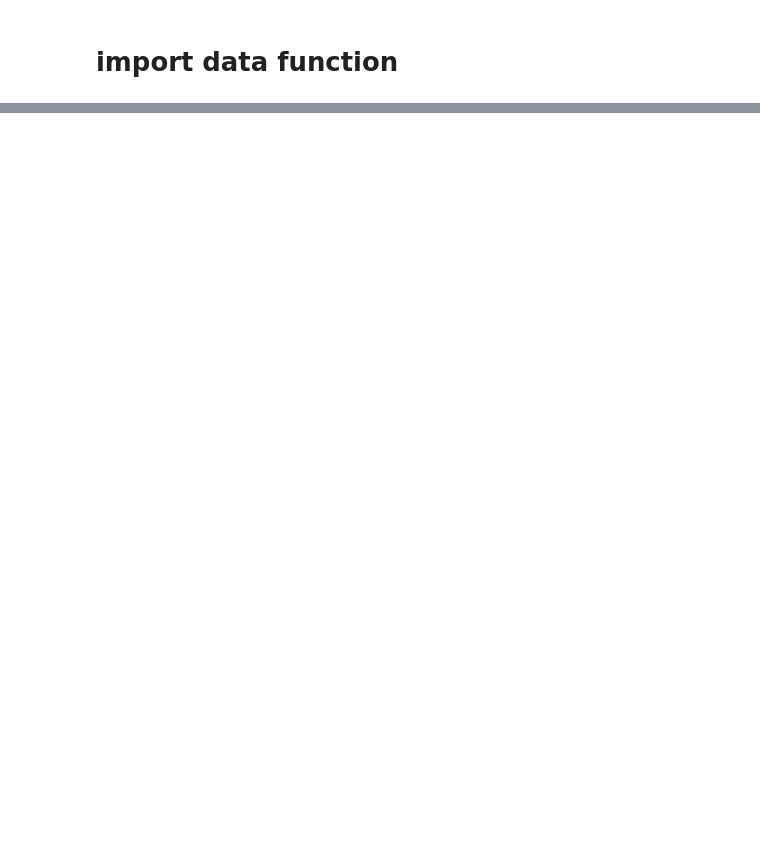
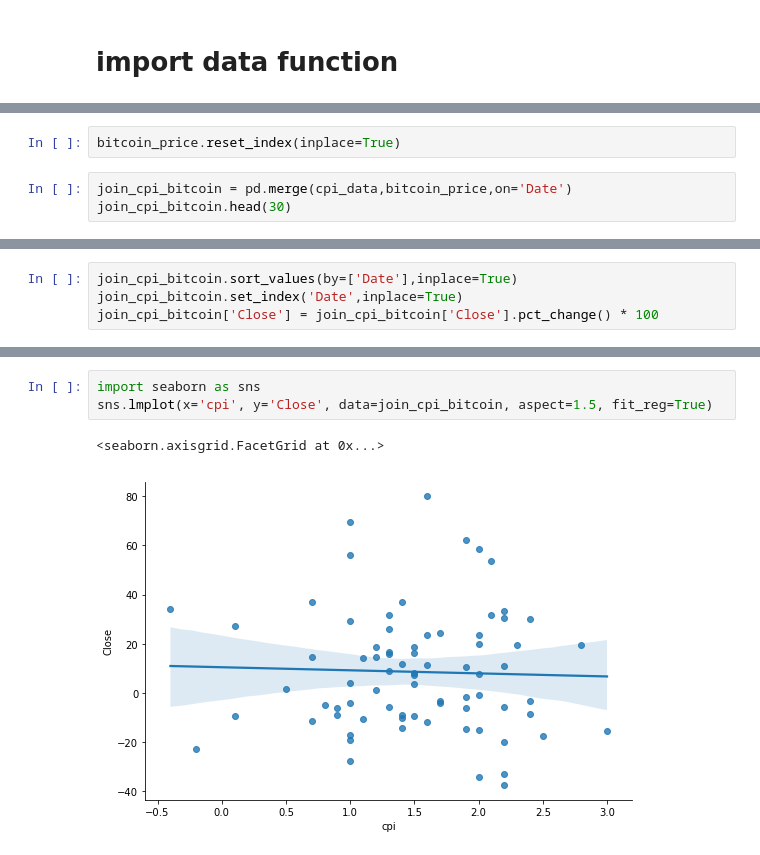
Before and after one commit to hanson0629/project1_repo, a Jupyter notebook: yahoo_finance_api.ipynb, the cells around one changed output, grey strips where cells are left out. Drawn from its saved outputs; the diff is of its cells as text; blank space fills up the shorter version.

```diff
--- a/yahoo_finance_api.ipynb
+++ b/yahoo_finance_api.ipynb
@@ -90,0 +184,5 @@ df.head()
+# %%
+bitcoin_price.reset_index(inplace=True)
+# %%
+join_cpi_bitcoin = pd.merge(cpi_data,bitcoin_price,on='Date')
+join_cpi_bitcoin.head(30)
@@ -90,0 +207,4 @@ df.head()
+# %%
+join_cpi_bitcoin.sort_values(by=['Date'],inplace=True)
+join_cpi_bitcoin.set_index('Date',inplace=True)
+join_cpi_bitcoin['Close'] = join_cpi_bitcoin['Close'].pct_change() * 100
@@ -90,0 +255,6 @@ df.head()
+# %%
+import seaborn as sns
+sns.lmplot(x='cpi', y='Close', data=join_cpi_bitcoin, aspect=1.5, fit_reg=True)
+# %% [output]
+<seaborn.axisgrid.FacetGrid at 0x...>
+[figure, added]
```
Also changed, not shown: parts of 43 cells of this notebook, 2 other files.
